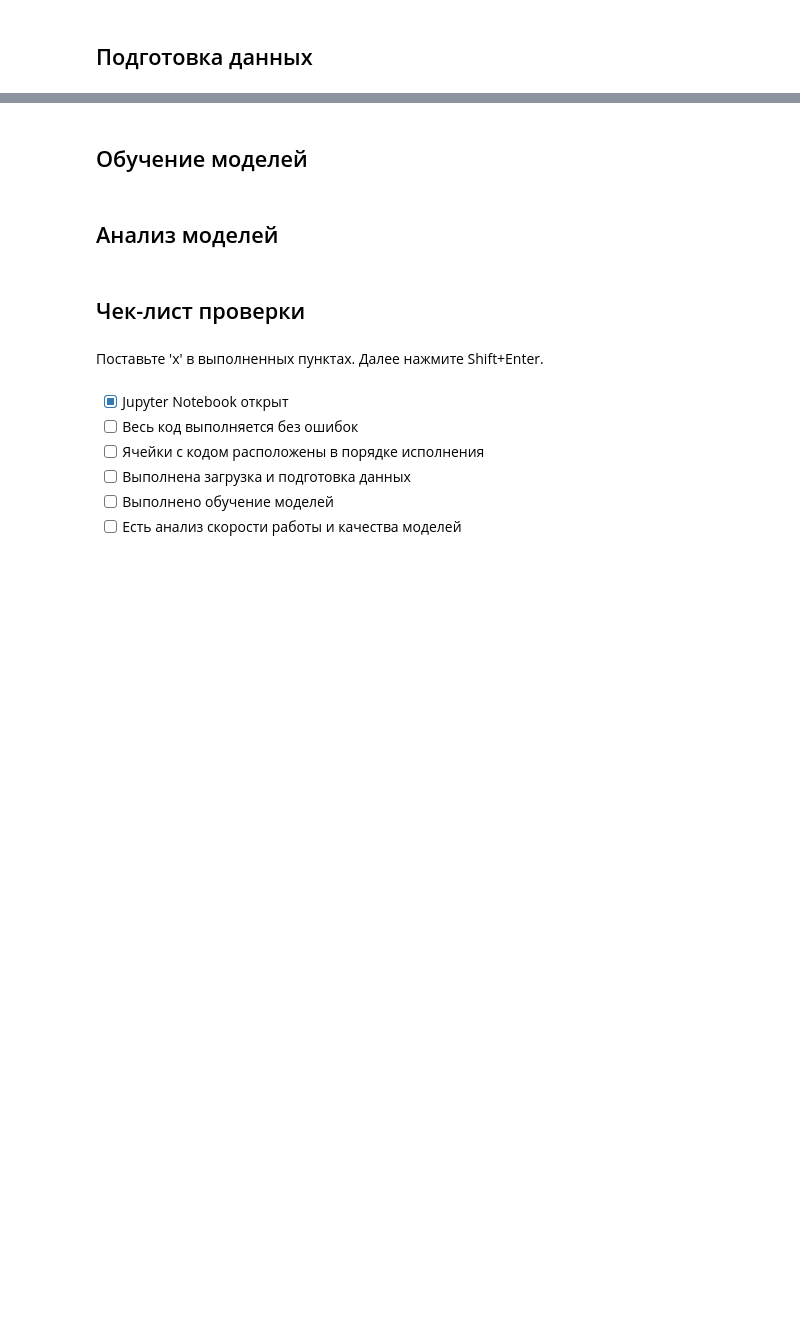
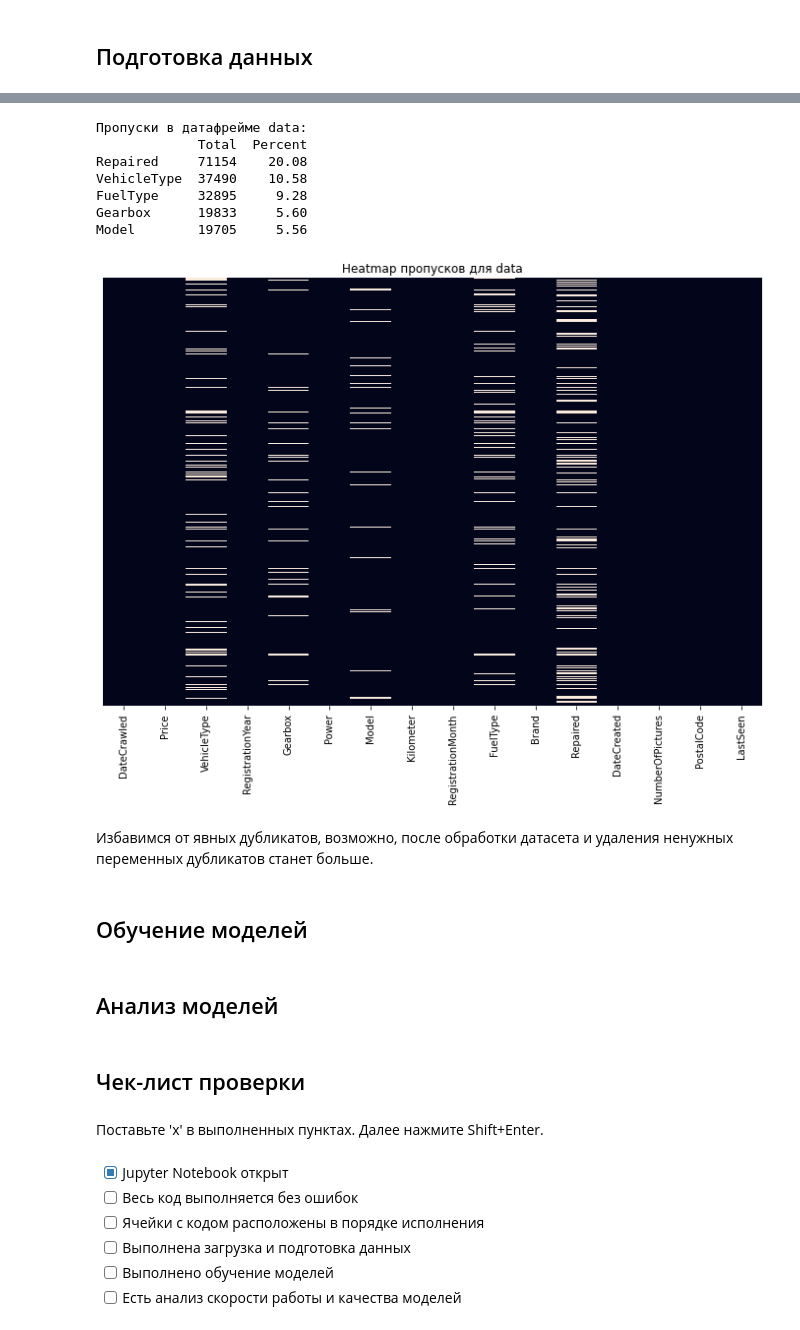
Before and after one commit to EPrutskoy/Car-Service-Yndex-Project, a Jupyter notebook: c71922ff-725e-49ec-bb47-35977b79edc9.ipynb, the cells around one changed output, grey strips where cells are left out. Cells and saved outputs as stored; diff of their text form; code cells hidden in the pictures; blank space fills up the shorter version.

```diff
--- a/c71922ff-725e-49ec-bb47-35977b79edc9.ipynb
+++ b/c71922ff-725e-49ec-bb47-35977b79edc9.ipynb
@@ -35,0 +107,16 @@ display(data.head(10))
+# %%
+# функция поиска пропусков
+def analyze_missing_values(df, string):
+        total = df.isnull().sum().sort_values(ascending=False)
+        percent = (df.isnull().sum()/df.isnull().count()*100).sort_values(ascending=False)
+        missing_data = pd.concat([total, percent], axis=1, keys=['Total', 'Percent'])
+        missing_data = missing_data.query('Total > 0')
+
+        # Вывод информации о пропусках
+        print(f"Пропуски в датафрейме {string}:\n{missing_data}\n")
+
+        # Создание и отображение тепловой карты
+        plt.figure(figsize=(12, 8))
+        sns.heatmap(df.isnull(), cbar=False, yticklabels=False)
+        plt.title(f"Heatmap пропусков для {string}")
+        plt.show()
@@ -36,3 +173,19 @@ display(data.head(10))
+# %%
+# удалим явные дубликаты
+data.drop_duplicates(inplace=True)
+# %%
+analyze_missing_values(data, 'data')
+# %% [output]
+Пропуски в датафрейме data:
+             Total  Percent
+Repaired     71154    20.08
+VehicleType  37490    10.58
+FuelType     32895     9.28
+Gearbox      19833     5.60
+Model        19705     5.56
+[figure, added]
+# %% [markdown]
+Избавимся от явных дубликатов, возможно, после обработки датасета и удаления ненужных переменных дубликатов станет больше.
 # %% [markdown]
 ## Обучение моделей
 # %% [markdown]
```
Also changed, not shown: parts of 15 cells of this notebook.
